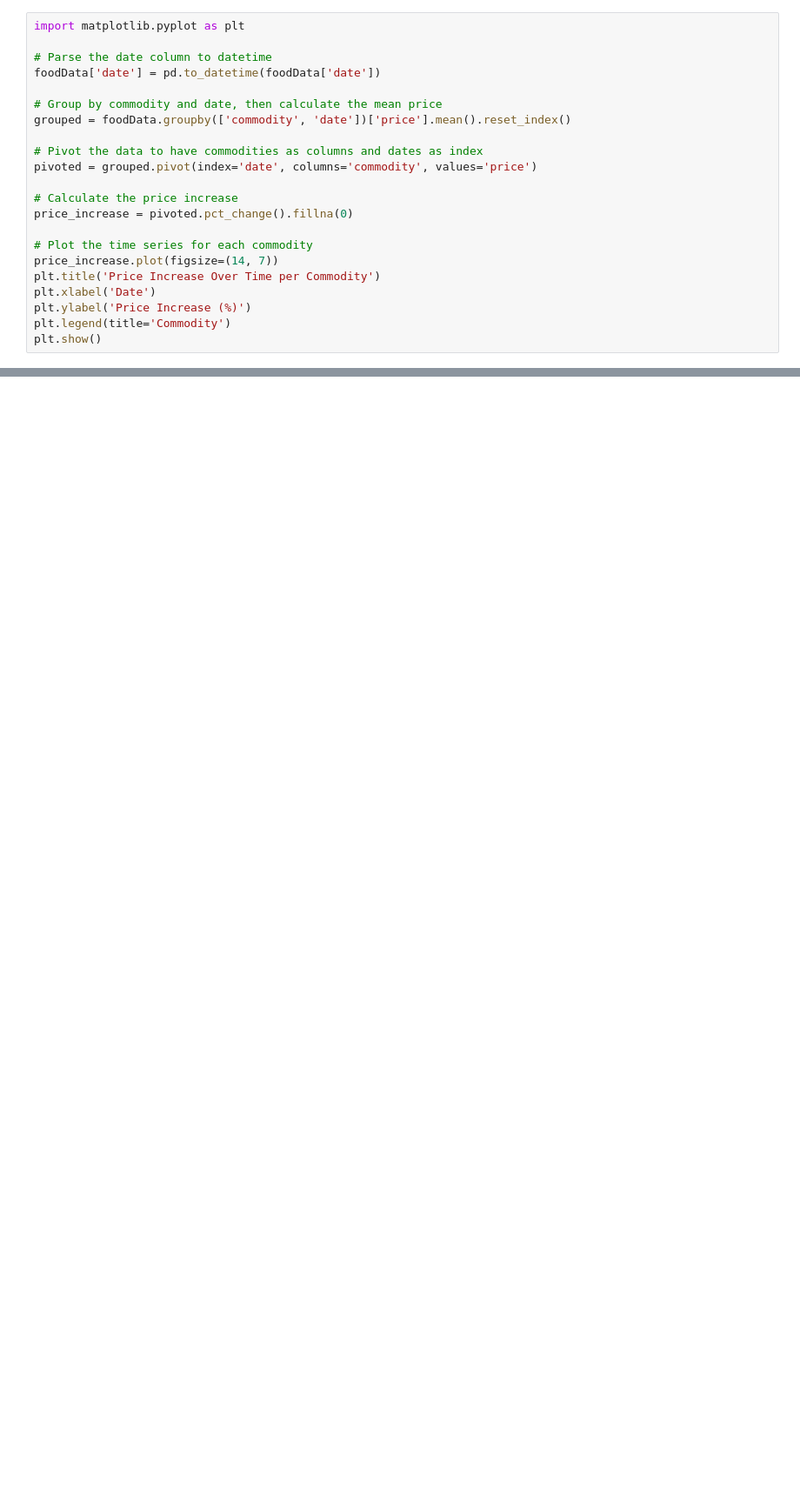
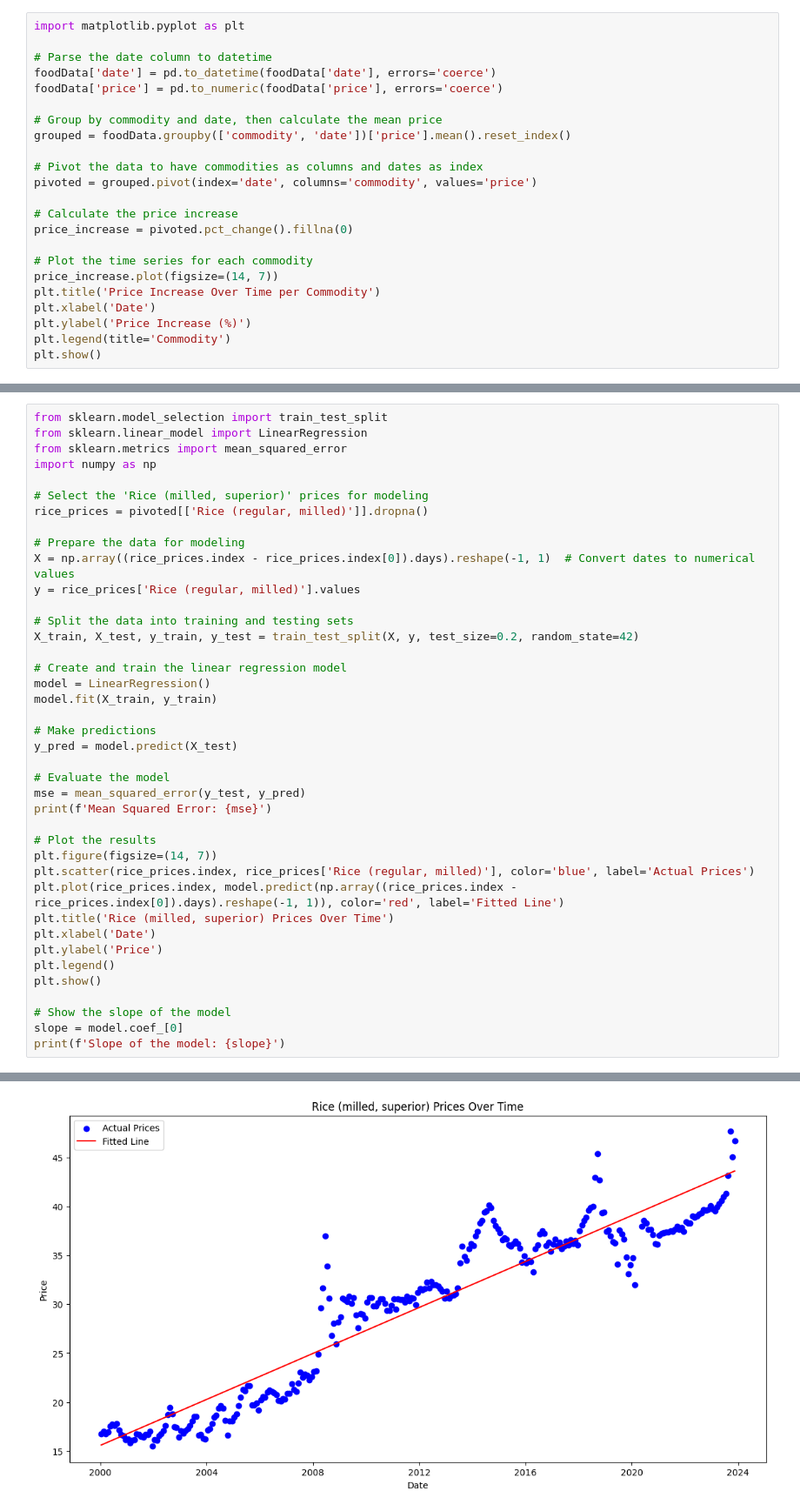
Before and after one commit to jkcte/food-data-philippines-2000-2023-per-day, a Jupyter notebook: foodDataInformation.ipynb, the cells around one changed output, grey strips where cells are left out. Shown at 87% size. Saved outputs shown, nothing was run; the diff lists cells and outputs as text; blank space fills up the shorter version.

Commit message:
adding an time series forecast

```diff
--- a/foodDataInformation.ipynb
+++ b/foodDataInformation.ipynb
@@ -28,7 +28,8 @@ Index(['date', 'admin1', 'admin2', 'market', 'latitude', 'longitude',
 import matplotlib.pyplot as plt
 
 # Parse the date column to datetime
-foodData['date'] = pd.to_datetime(foodData['date'])
+foodData['date'] = pd.to_datetime(foodData['date'], errors='coerce')
+foodData['price'] = pd.to_numeric(foodData['price'], errors='coerce')
 
 # Group by commodity and date, then calculate the mean price
 grouped = foodData.groupby(['commodity', 'date'])['price'].mean().reset_index()
@@ -139,0 +107,41 @@ AttributeError: `np.float_` was removed in the NumPy 2.0 release. Use `np.float6
+# %%
+from sklearn.model_selection import train_test_split
+from sklearn.linear_model import LinearRegression
+from sklearn.metrics import mean_squared_error
+import numpy as np
+
+# Select the 'Rice (milled, superior)' prices for modeling
+rice_prices = pivoted[['Rice (regular, milled)']].dropna()
+
+# Prepare the data for modeling
+X = np.array((rice_prices.index - rice_prices.index[0]).days).reshape(-1, 1)  # Convert dates to numerical values
+y = rice_prices['Rice (regular, milled)'].values
+
+# Split the data into training and testing sets
+X_train, X_test, y_train, y_test = train_test_split(X, y, test_size=0.2, random_state=42)
+
+# Create and train the linear regression model
+model = LinearRegression()
+model.fit(X_train, y_train)
+
+# Make predictions
+y_pred = model.predict(X_test)
+
+# Evaluate the model
+mse = mean_squared_error(y_test, y_pred)
+print(f'Mean Squared Error: {mse}')
+
+# Plot the results
+plt.figure(figsize=(14, 7))
+plt.scatter(rice_prices.index, rice_prices['Rice (regular, milled)'], color='blue', label='Actual Prices')
+plt.plot(rice_prices.index, model.predict(np.array((rice_prices.index - rice_prices.index[0]).days).reshape(-1, 1)), color='red', label='Fitted Line')
+plt.title('Rice (milled, superior) Prices Over Time')
+plt.xlabel('Date')
+plt.ylabel('Price')
+plt.legend()
+plt.show()
+
+# Show the slope of the model
+slope = model.coef_[0]
+print(f'Slope of the model: {slope}')
+# %% [output]
@@ -139,0 +149 @@ AttributeError: `np.float_` was removed in the NumPy 2.0 release. Use `np.float6
+[figure, added]
```
Also changed, not shown: parts of 3 cells of this notebook, 12 other files.
